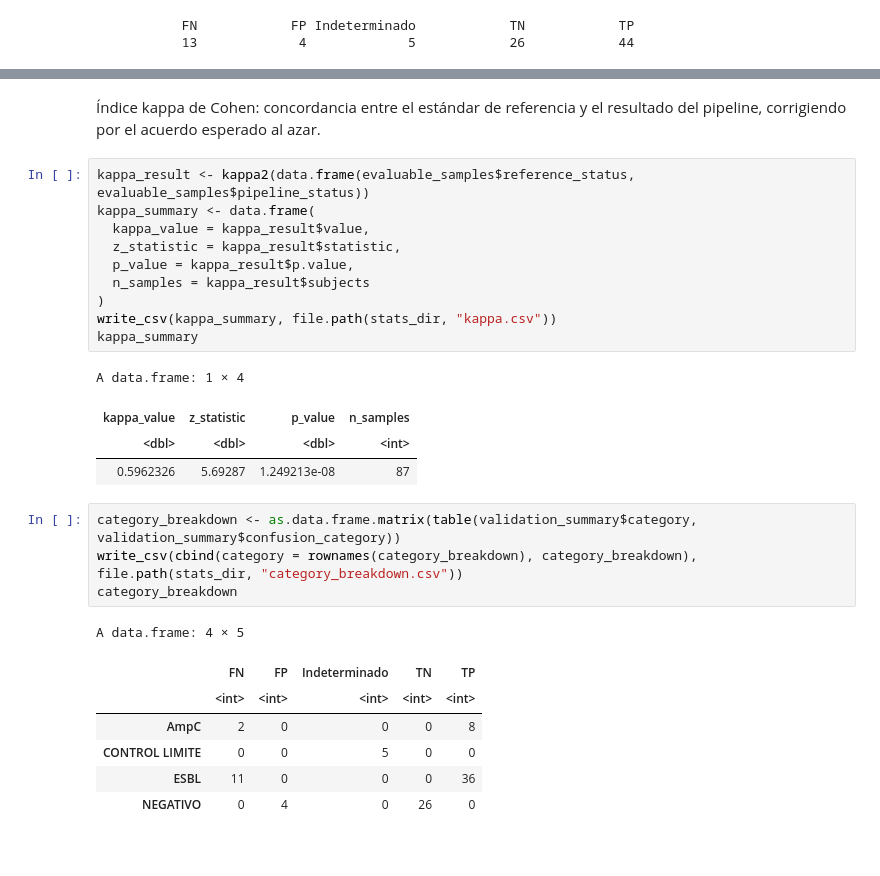
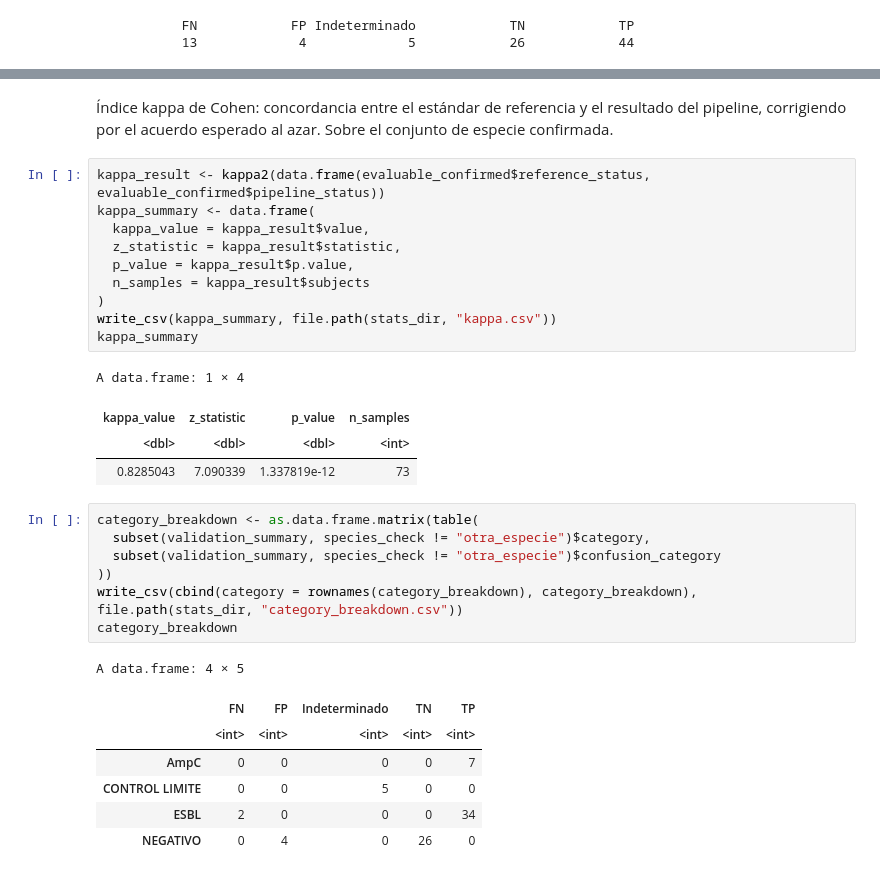
Before and after one commit to angeldmar/Pipeline-Resistencia-Cefalosporinas, a Jupyter notebook: validacion_estadistica/notebooks/validacion_estadistica.ipynb, the cells around one changed output, grey strips where cells are left out. Drawn from its saved outputs; the diff is of its cells as text.

```diff
--- a/validacion_estadistica/notebooks/validacion_estadistica.ipynb
+++ b/validacion_estadistica/notebooks/validacion_estadistica.ipynb
@@ -187,7 +246,7 @@ A data.frame: 3 × 5
 # %% [markdown]
-Índice kappa de Cohen: concordancia entre el estándar de referencia y el resultado del pipeline, corrigiendo por el acuerdo esperado al azar.
+Índice kappa de Cohen: concordancia entre el estándar de referencia y el resultado del pipeline, corrigiendo por el acuerdo esperado al azar. Sobre el conjunto de especie confirmada.
 # %%
-kappa_result <- kappa2(data.frame(evaluable_samples$reference_status, evaluable_samples$pipeline_status))
+kappa_result <- kappa2(data.frame(evaluable_confirmed$reference_status, evaluable_confirmed$pipeline_status))
 kappa_summary <- data.frame(
   kappa_value = kappa_result$value,
   z_statistic = kappa_result$statistic,
@@ -200,18 +259,21 @@ kappa_summary
 A data.frame: 1 × 4
 | kappa_value | z_statistic | p_value | n_samples |
 | <dbl> | <dbl> | <dbl> | <int> |
-| 0.5962326 | 5.69287 | 1.249213e-08 | 87 |
+| 0.8285043 | 7.090339 | 1.337819e-12 | 73 |
 # %%
-category_breakdown <- as.data.frame.matrix(table(validation_summary$category, validation_summary$confusion_category))
+category_breakdown <- as.data.frame.matrix(table(
+  subset(validation_summary, species_check != "otra_especie")$category,
+  subset(validation_summary, species_check != "otra_especie")$confusion_category
+))
 write_csv(cbind(category = rownames(category_breakdown), category_breakdown), file.path(stats_dir, "category_breakdown.csv"))
 category_breakdown
 # %% [output]
 A data.frame: 4 × 5
 |  | FN | FP | Indeterminado | TN | TP |
 |  | <int> | <int> | <int> | <int> | <int> |
-| AmpC | 2 | 0 | 0 | 0 | 8 |
+| AmpC | 0 | 0 | 0 | 0 | 7 |
 | CONTROL LIMITE | 0 | 0 | 5 | 0 | 0 |
-| ESBL | 11 | 0 | 0 | 0 | 36 |
+| ESBL | 2 | 0 | 0 | 0 | 34 |
 | NEGATIVO | 0 | 4 | 0 | 26 | 0 |
 # %% [markdown]
 ### Interpretación
```
Also changed, not shown: parts of 12 cells of this notebook, 4 other files.
